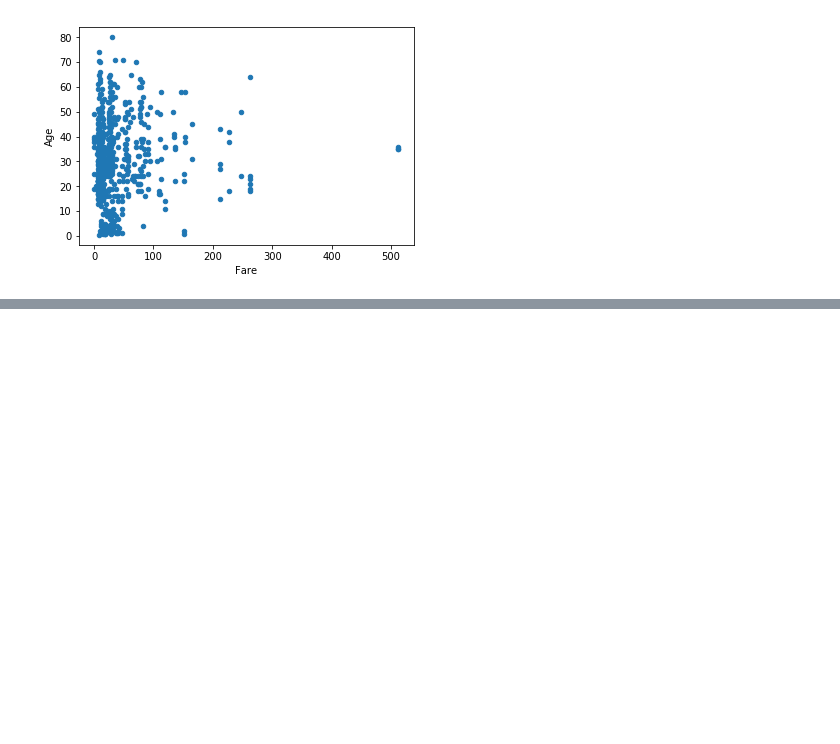
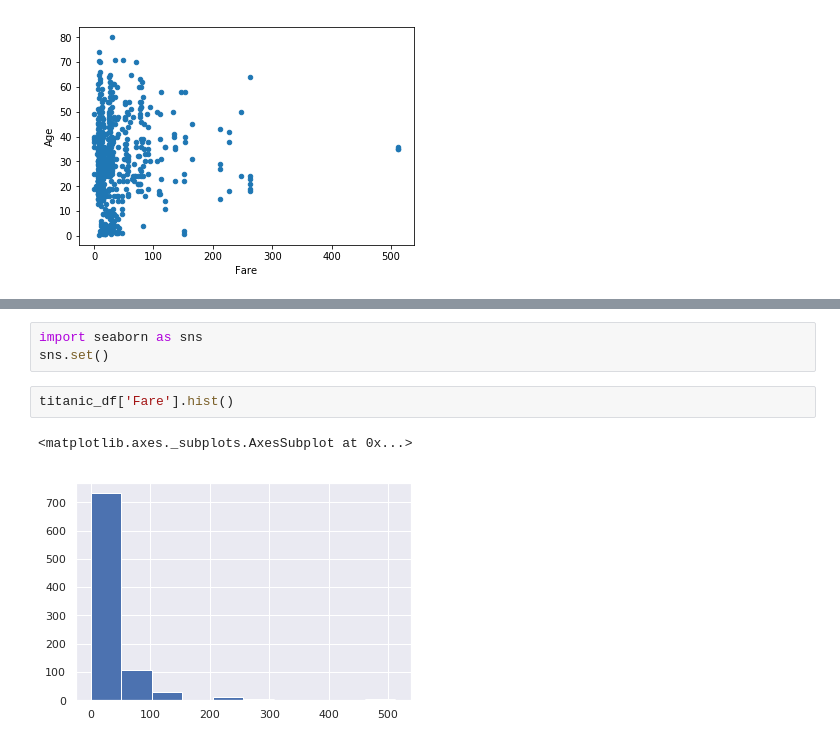
Before and after one commit to wfjvdham/python-course, a Jupyter notebook: explore/README.ipynb, the cells around one changed output, grey strips where cells are left out. Saved outputs shown, nothing was run; the diff lists cells and outputs as text; blank space fills up the shorter version.

Commit message:
add seaborn

```diff
--- a/explore/README.ipynb
+++ b/explore/README.ipynb
@@ -63,0 +112,8 @@ titanic_df.plot(kind='scatter', x='Fare', y='Age')
+# %%
+import seaborn as sns
+sns.set()
+# %%
+titanic_df['Fare'].hist()
+# %% [output]
+<matplotlib.axes._subplots.AxesSubplot at 0x...>
+[figure, added]
```
Also changed, not shown: parts of 23 cells of this notebook.
